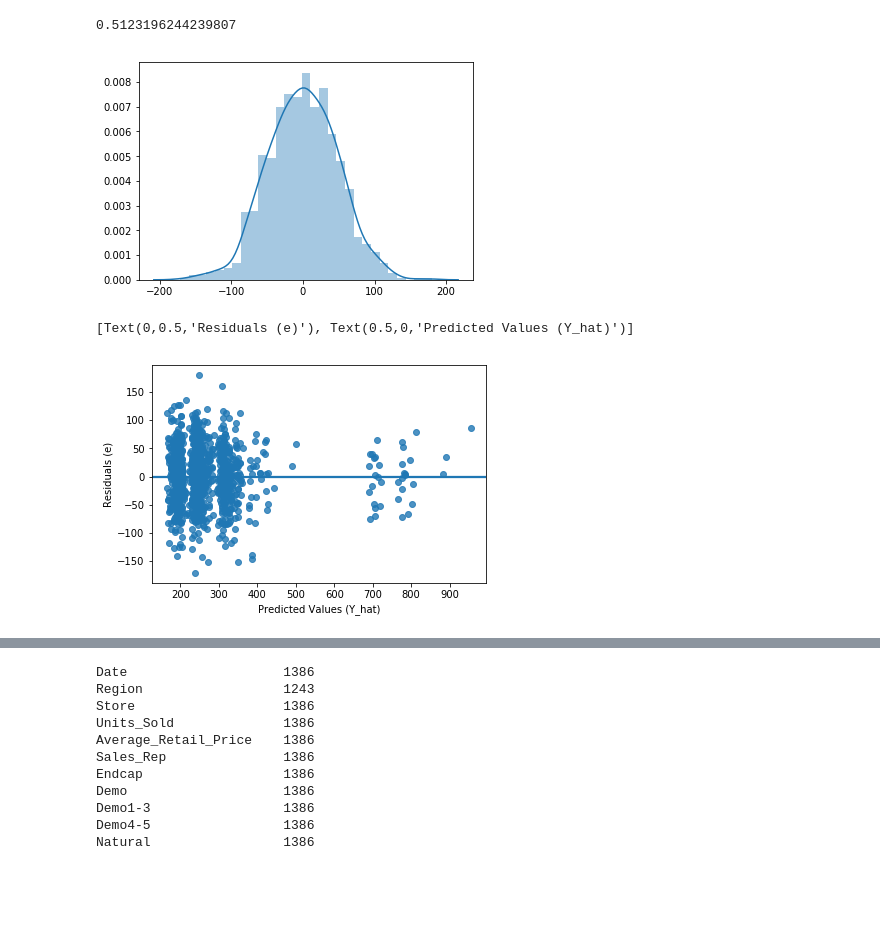
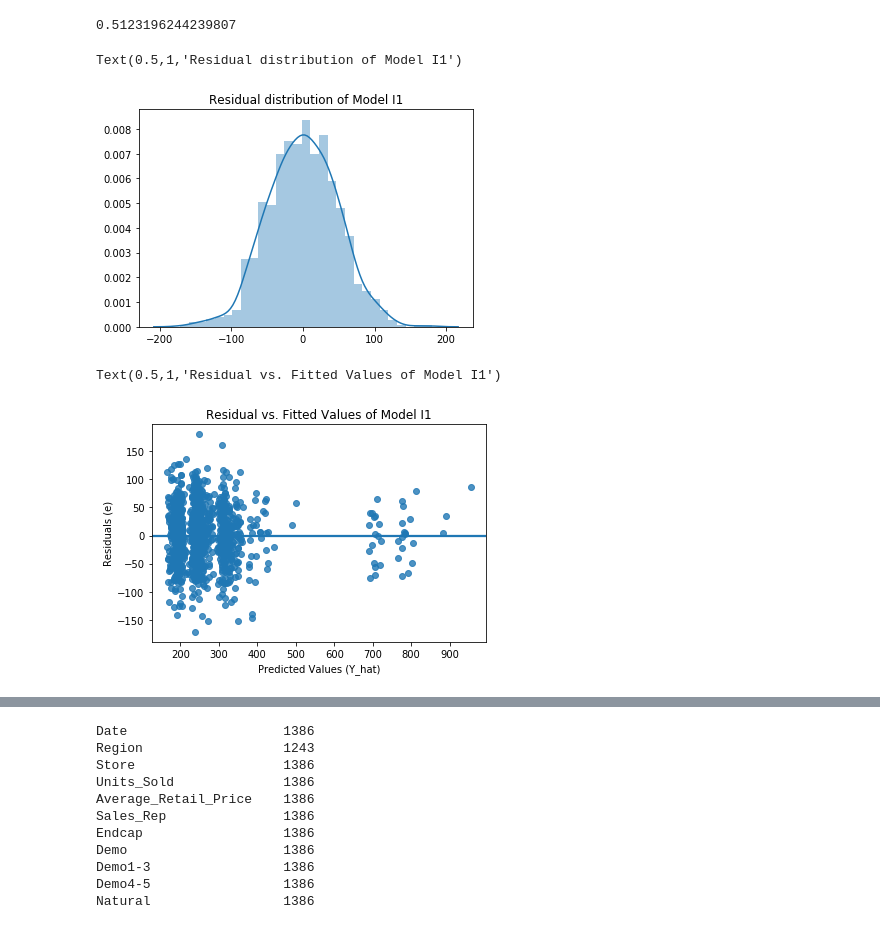
Before and after one commit to slerkpatomsak/ML-CaseStudy, a Jupyter notebook: goodbelly_casestudy.ipynb, the cells around one changed output, grey strips where cells are left out. Saved outputs shown, nothing was run; the diff lists cells and outputs as text; code cells hidden in the pictures; blank space fills up the shorter version.

```diff
--- a/goodbelly_casestudy.ipynb
+++ b/goodbelly_casestudy.ipynb
@@ -298,8 +283,10 @@ sp.stats.shapiro(modelI1.resid)[1]
 0.5123196244239807
 # %%
 distPlot = sns.distplot(modelI1.resid)
+distPlot.set_title('Residual distribution of Model I1')
 # %% [output]
+Text(0.5,1,'Residual distribution of Model I1')
-[figure, old version]
+[figure, new version]
 # %%
 my_x = pd.Series(modelI1.predict())
 my_y = pd.Series(modelI1.resid)
@@ -308,7 +295,8 @@ my_y.reset_index(drop=True, inplace=True)
 myDF_resid = pd.DataFrame(pd.concat([my_x.rename('predictedValues'),my_y.rename('residuals')], axis = 1))
 r2=sns.regplot('predictedValues', 'residuals', data = myDF_resid, ci = False)
 r2.set(xlabel='Predicted Values (Y_hat)', ylabel='Residuals (e)')
+r2.set_title('Residual vs. Fitted Values of Model I1')
 # %% [output]
-[Text(0,0.5,'Residuals (e)'), Text(0.5,0,'Predicted Values (Y_hat)')]
+Text(0.5,1,'Residual vs. Fitted Values of Model I1')
-[figure, old version]
+[figure, new version]
 # %%
```
Also changed, not shown: parts of 32 cells of this notebook.
